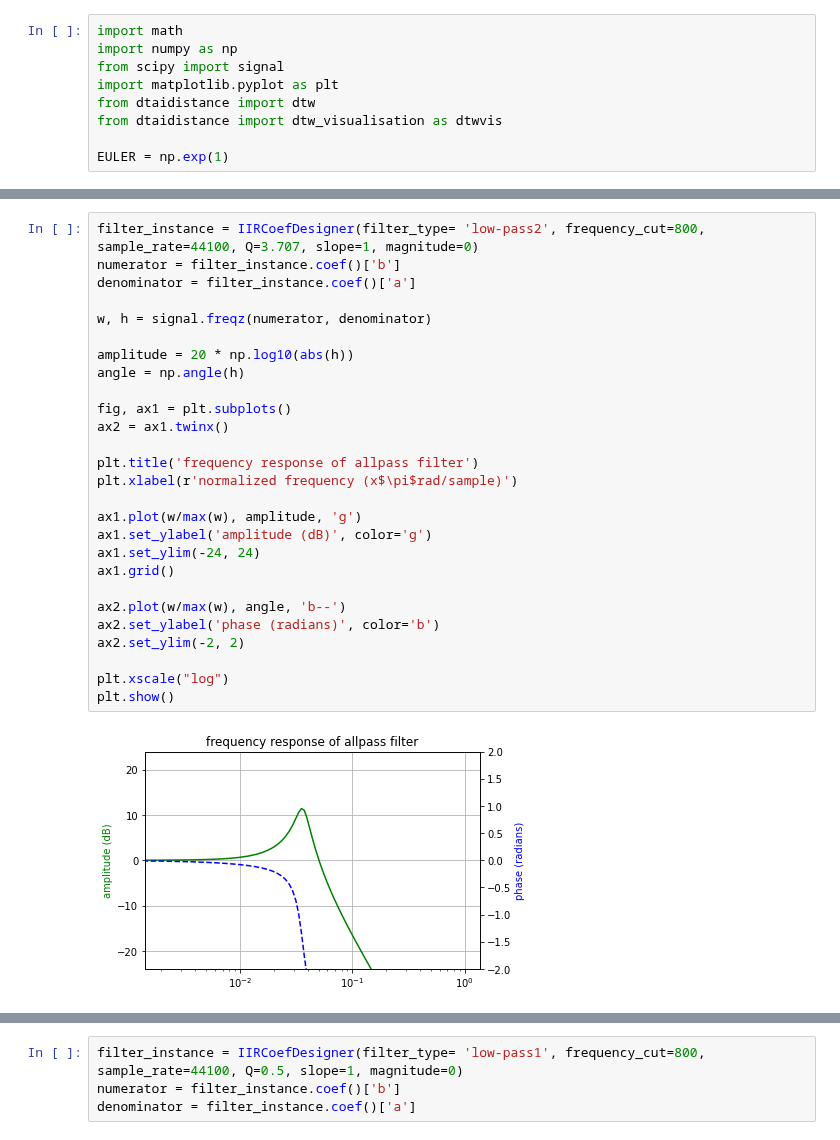
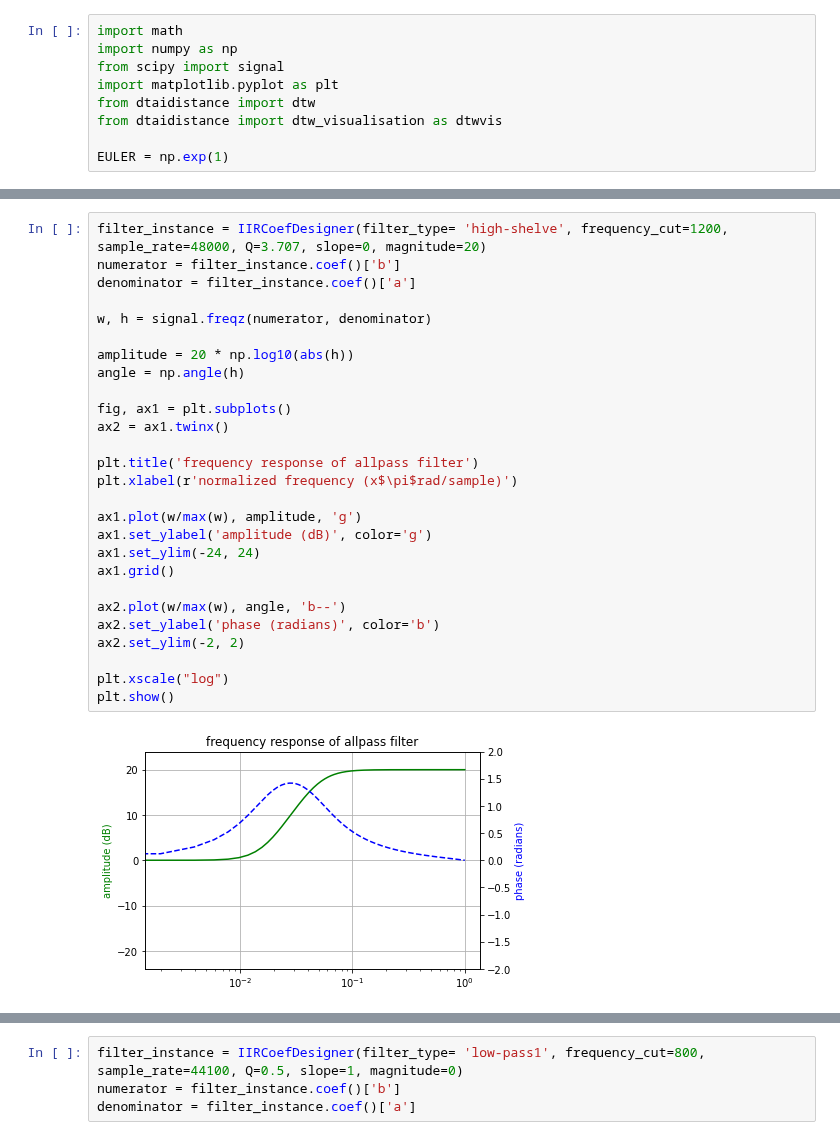
Before and after one commit to kweiwen/pitki, a Jupyter notebook: biquad/filter_designer.ipynb, the cells around one changed output, grey strips where cells are left out. Cells and saved outputs as stored; diff of their text form.

```diff
--- a/biquad/filter_designer.ipynb
+++ b/biquad/filter_designer.ipynb
@@ -281,31 +328,31 @@ class IIRCoefDesigner():
         self._coef['b'] = [self.b0, self.b1, self.b2]
         return self._coef
 # %%
-filter_instance = IIRCoefDesigner(filter_type= 'low-pass2', frequency_cut=800, sample_rate=44100, Q=3.707, slope=1, magnitude=0)
+filter_instance = IIRCoefDesigner(filter_type= 'high-shelve', frequency_cut=1200, sample_rate=48000, Q=3.707, slope=0, magnitude=20)
 numerator = filter_instance.coef()['b']
 denominator = filter_instance.coef()['a']
 
 w, h = signal.freqz(numerator, denominator)
 
 amplitude = 20 * np.log10(abs(h))
 angle = np.angle(h)
 
 fig, ax1 = plt.subplots()
 ax2 = ax1.twinx()
 
 plt.title('frequency response of allpass filter')
 plt.xlabel(r'normalized frequency (x$\pi$rad/sample)')
 
 ax1.plot(w/max(w), amplitude, 'g')
 ax1.set_ylabel('amplitude (dB)', color='g')
 ax1.set_ylim(-24, 24)
 ax1.grid()
 
 ax2.plot(w/max(w), angle, 'b--')
 ax2.set_ylabel('phase (radians)', color='b')
 ax2.set_ylim(-2, 2)
 
 plt.xscale("log")
 plt.show()
 # %% [output]
-[figure, old version]
+[figure, new version]
```
Also changed, not shown: parts of 8 cells of this notebook.
